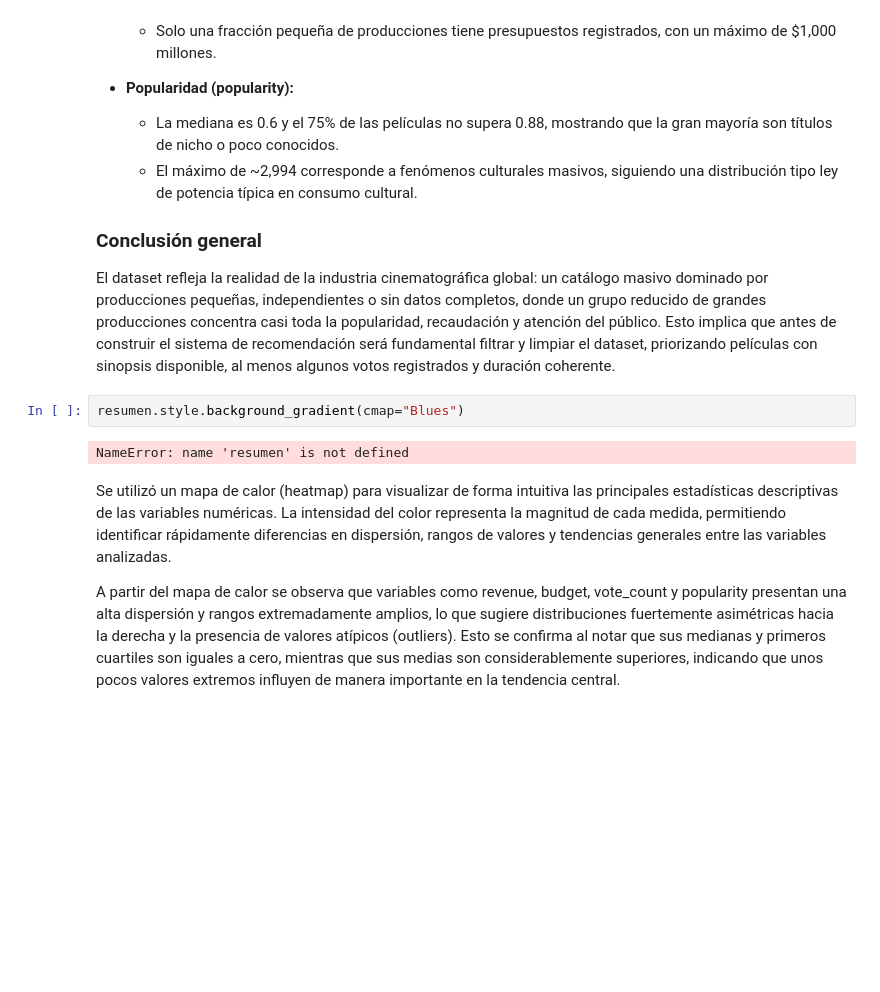
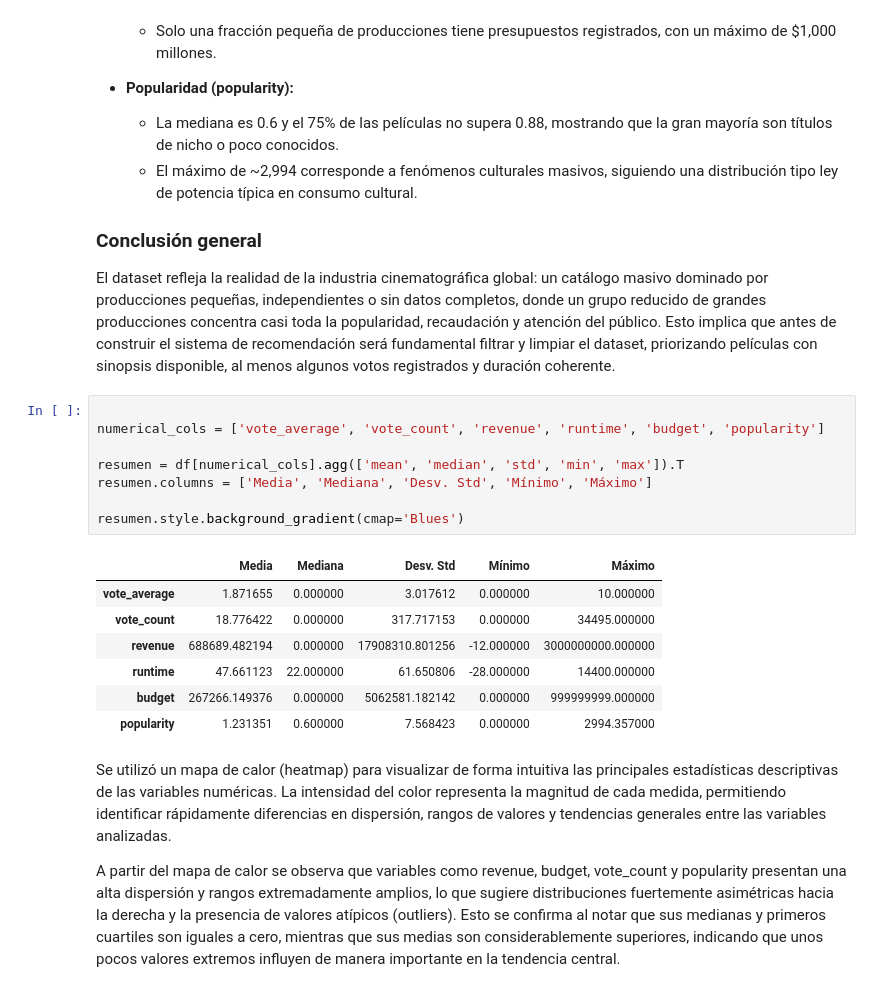
Before and after one commit to nat1600/data-mining-movies, a Jupyter notebook: Final_Project_TMDB_Data_Mining.ipynb, the cells around one changed output. Cells and saved outputs as stored; diff of their text form; blank space fills up the shorter version.

```diff
--- a/Final_Project_TMDB_Data_Mining.ipynb
+++ b/Final_Project_TMDB_Data_Mining.ipynb
@@ -251,10 +289,22 @@ df.describe()
 
 ### Conclusión general
 El dataset refleja la realidad de la industria cinematográfica global: un catálogo masivo dominado por producciones pequeñas, independientes o sin datos completos, donde un grupo reducido de grandes producciones concentra casi toda la popularidad, recaudación y atención del público. Esto implica que antes de construir el sistema de recomendación será fundamental filtrar y limpiar el dataset, priorizando películas con sinopsis disponible, al menos algunos votos registrados y duración coherente.
-# %%
-resumen.style.background_gradient(cmap="Blues")
-# %% [output]
-NameError: name 'resumen' is not defined
+# %%
+
+numerical_cols = ['vote_average', 'vote_count', 'revenue', 'runtime', 'budget', 'popularity']
+
+resumen = df[numerical_cols].agg(['mean', 'median', 'std', 'min', 'max']).T
+resumen.columns = ['Media', 'Mediana', 'Desv. Std', 'Mínimo', 'Máximo']
+
+resumen.style.background_gradient(cmap='Blues')
+# %% [output]
+|  | Media | Mediana | Desv. Std | Mínimo | Máximo |
+| vote_average | 1.871655 | 0.000000 | 3.017612 | 0.000000 | 10.000000 |
+| vote_count | 18.776422 | 0.000000 | 317.717153 | 0.000000 | 34495.000000 |
+| revenue | 688689.482194 | 0.000000 | 17908310.801256 | -12.000000 | 3000000000.000000 |
+| runtime | 47.661123 | 22.000000 | 61.650806 | -28.000000 | 14400.000000 |
+| budget | 267266.149376 | 0.000000 | 5062581.182142 | 0.000000 | 999999999.000000 |
+| popularity | 1.231351 | 0.600000 | 7.568423 | 0.000000 | 2994.357000 |
 # %% [markdown]
 Se utilizó un mapa de calor (heatmap) para visualizar de forma intuitiva las principales estadísticas descriptivas de las variables numéricas.
 La intensidad del color representa la magnitud de cada medida, permitiendo identificar rápidamente diferencias en dispersión, rangos de valores y tendencias generales entre las variables analizadas.
```
Also changed, not shown: parts of 71 cells of this notebook, 1 other file.
